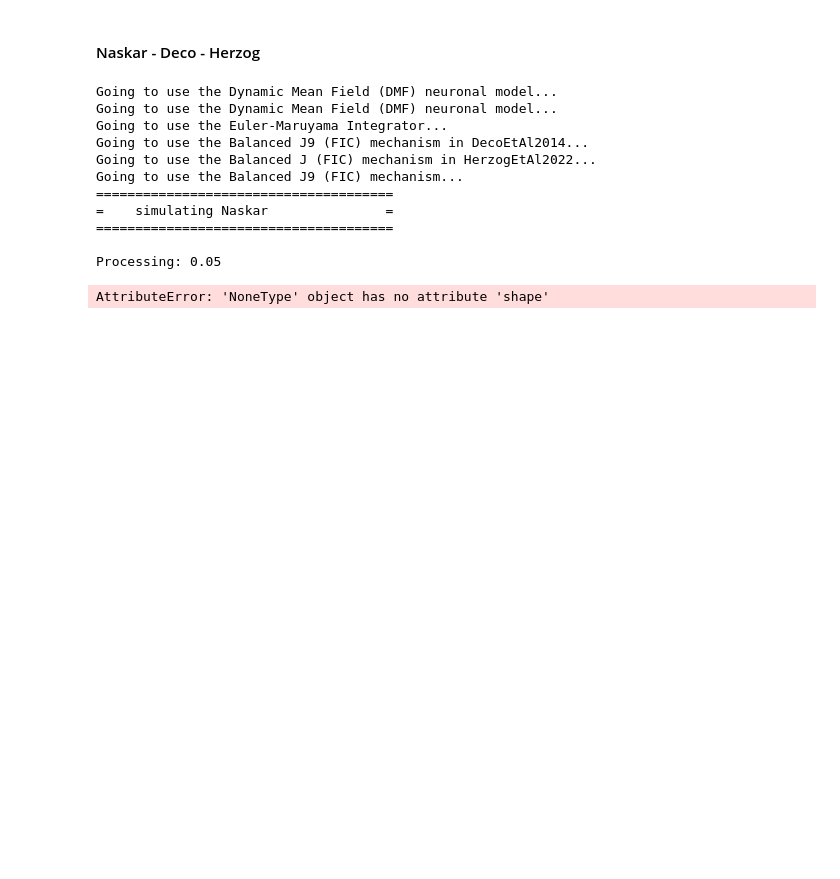
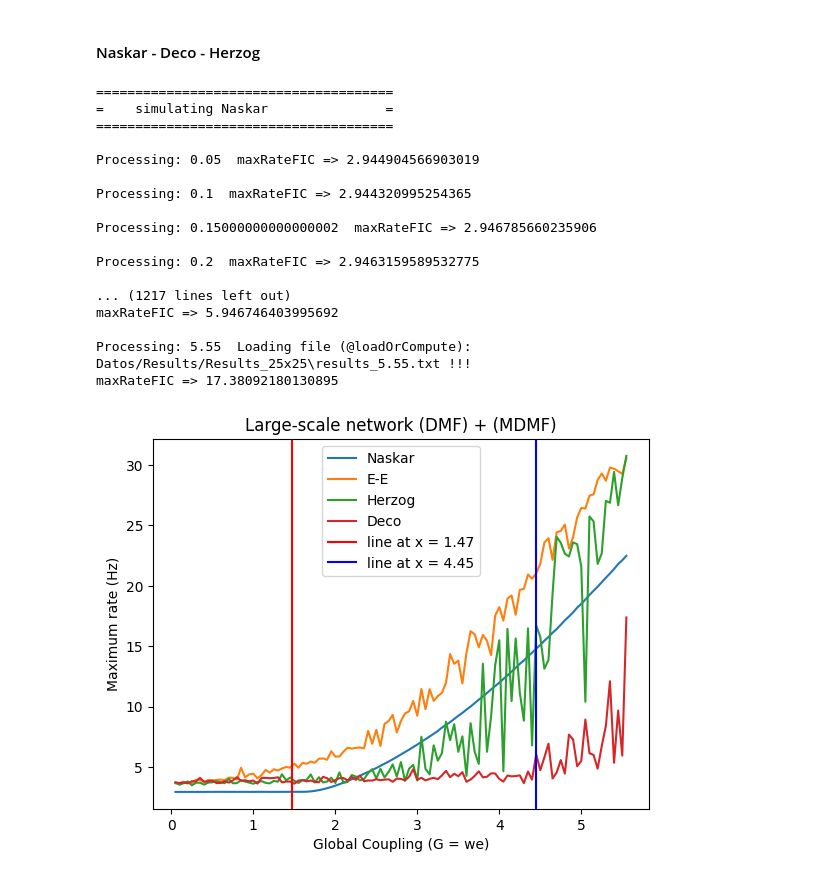
Before and after one commit to FaragoFa/Neuronas, a Jupyter notebook: Proyecto.ipynb, the cells around one changed output. Cells and saved outputs as stored; diff of their text form; code cells hidden in the pictures; blank space fills up the shorter version.

```diff
--- a/Proyecto.ipynb
+++ b/Proyecto.ipynb
@@ -418,24 +418,30 @@ plt.show()
 # %%
 import Tests.NDH as fig_NDH
 
 # Carpeta destino
 folder_path_h = 'Datos/Results/Results_Herzog'
 folder_path_d = 'Datos/Results/Results_25x25'
 
 # Calculo DMF
-fig_NDH.plotMaxFrecForAllWe(matriz_conectividad_promedio, fileName_H=os.path.join(folder_path_h, 'results_{}.txt'), fileName_D=os.path.join(folder_path_d, 'results_{}.txt'), wEnd = 1)
+fig_NDH.plotMaxFrecForAllWe(matriz_conectividad_promedio, fileName_H=os.path.join(folder_path_h, 'results_{}.txt'), fileName_D=os.path.join(folder_path_d, 'results_{}.txt'), wEnd = 5.55+0.01)
 
 plt.show()
 # %% [output]
-Going to use the Dynamic Mean Field (DMF) neuronal model...
-Going to use the Dynamic Mean Field (DMF) neuronal model...
-Going to use the Euler-Maruyama Integrator...
-Going to use the Balanced J9 (FIC) mechanism in DecoEtAl2014...
-Going to use the Balanced J (FIC) mechanism in HerzogEtAl2022...
-Going to use the Balanced J9 (FIC) mechanism...
 ======================================
 =    simulating Naskar               =
 ======================================
 
-Processing: 0.05
+Processing: 0.05  maxRateFIC => 2.944904566903019
+
+Processing: 0.1  maxRateFIC => 2.944320995254365
+
+Processing: 0.15000000000000002  maxRateFIC => 2.946785660235906
+
+Processing: 0.2  maxRateFIC => 2.9463159589532775
+
+... (1217 lines left out)
+maxRateFIC => 5.946746403995692
+
+Processing: 5.55  Loading file (@loadOrCompute): Datos/Results/Results_25x25\results_5.55.txt !!!
+maxRateFIC => 17.38092180130895
-AttributeError: 'NoneType' object has no attribute 'shape'
+[figure, added]
```
Also changed, not shown: parts of 1 cell of this notebook, 1 other file.
